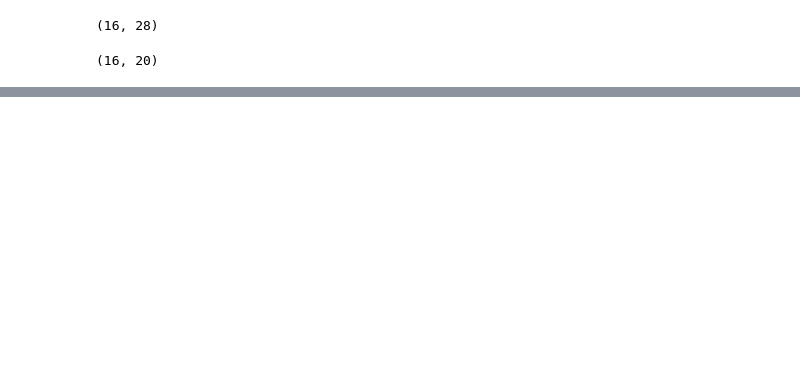
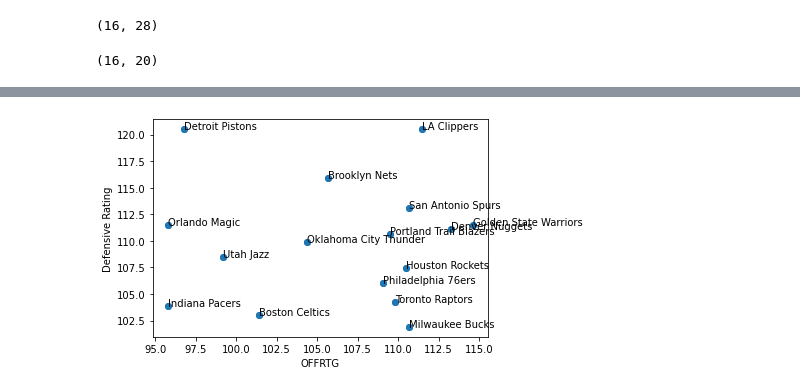
Before and after one commit to krishanweber3/info2950project, a Jupyter notebook: 2950 Phase II Weber.ipynb, the cells around one changed output, grey strips where cells are left out. Saved outputs shown, nothing was run; the diff lists cells and outputs as text; code cells hidden in the pictures; blank space fills up the shorter version.

Commit message:
added graphs to python notebook

```diff
--- a/2950 Phase II Weber.ipynb
+++ b/2950 Phase II Weber.ipynb
@@ -81,2 +91,10 @@ Index(['TEAM', 'GP', 'W', 'L', 'WIN%', 'MPG', 'PTS', 'FGM', 'FGA', 'FG%',
        'REB%', 'TOV%', 'EFG%', 'TS%', 'PACE', 'PIE'],
       dtype='object')
+# %%
+
+playoffs2019.insert(1, "Conference", ["East","West","East", "West", "West", "East", "West", "East", "West", "West", "East", "West", "East", "West", "East", "East"])
+# %%
+playoffs2019.insert(0, "Final Rank", [i for i in range(1,17)])
+# %%
+playoffs2019.insert(2, "Seed", [2, 1, 1, 3, 2, 3, 4, 4, 7, 8, 6, 6, 7, 5,8, 5])
+playoffs2019
@@ -82,0 +120,13 @@ Index(['TEAM', 'GP', 'W', 'L', 'WIN%', 'MPG', 'PTS', 'FGM', 'FGA', 'FG%',
+# %%
+def label_point_orig(x, y, val, ax):
+    a = pd.concat({'x':x, 'y':y, 'val':val}, axis = 1)
+    for i, point in a.iterrows():
+        ax.text(point['x'], point['y'], str(point['val']))
+# %%
+plt.scatter(playoffs2019['OFFRTG'], playoffs2019['DEFRTG'])
+plt.xlabel("Offensive Rating")
+plt.ylabel("Defensive Rating")
+offdef = playoffs2019.set_index('OFFRTG')['DEFRTG'].plot(style = 'o')
+label_point_orig(playoffs2019['OFFRTG'], playoffs2019['DEFRTG'], playoffs2019['TEAM'], offdef)
+# %% [output]
+[figure, added]
```
Also changed, not shown: parts of 20 cells of this notebook, 1 other file.
